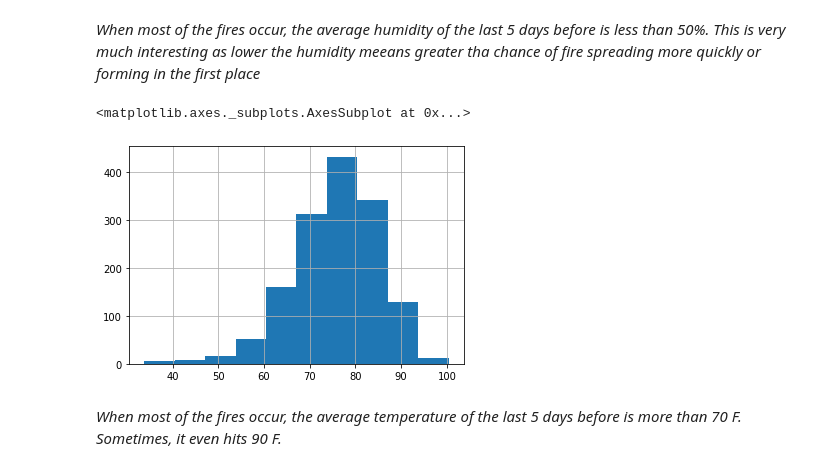
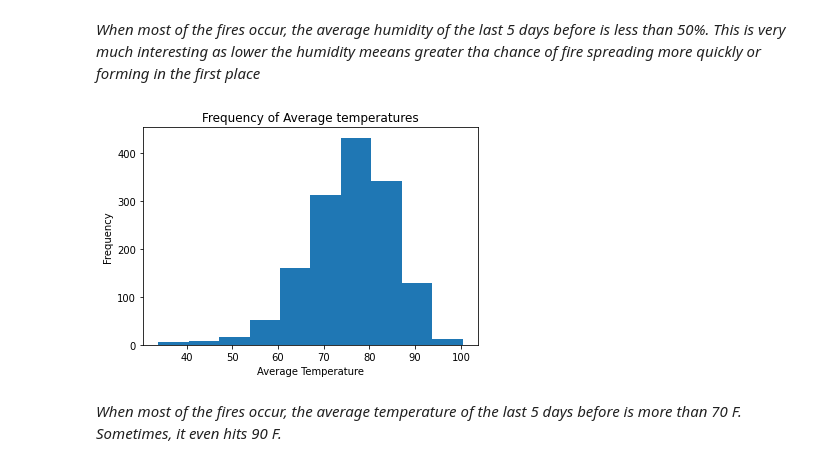
Before and after one commit to NishanthPrajith/Data_Science_Final_Project, a Jupyter notebook: code/exploratory_data_analysis.ipynb, the cells around one changed output. Saved outputs shown, nothing was run; the diff lists cells and outputs as text; code cells hidden in the pictures.

```diff
--- a/code/exploratory_data_analysis.ipynb
+++ b/code/exploratory_data_analysis.ipynb
@@ -231,11 +234,14 @@ weather['hum avg'].hist(bins = 100)
 *When most of the fires occur, the average humidity of the last 5 days before is less than 50%. This is very much interesting as lower the humidity meeans greater tha chance of fire spreading more quickly or forming in the first place*
 # %%
 weather['temp avg'] = (weather["Temp Day One"] + weather['Temp Day Two'] + weather['Temp Day Three'] + weather['Temp Day Four'] + weather['Temp Day Five'])/5
-# %%
-weather['temp avg'].hist(bins = 10)
-# %% [output]
-<matplotlib.axes._subplots.AxesSubplot at 0x...>
-[figure, removed]
+# %%
+plt.hist(weather['temp avg'], bins = 10)
+plt.title("Frequency of Average temperatures")
+plt.xlabel("Average Temperature")
+plt.ylabel("Frequency")
+plt.show()
+# %% [output]
+[figure, added]
 # %% [markdown]
 *When most of the fires occur, the average temperature of the last 5 days before is more than 70 F. Sometimes, it even hits 90 F.*
 # %%
```
Also changed, not shown: parts of 2 cells of this notebook, 1 other file.
